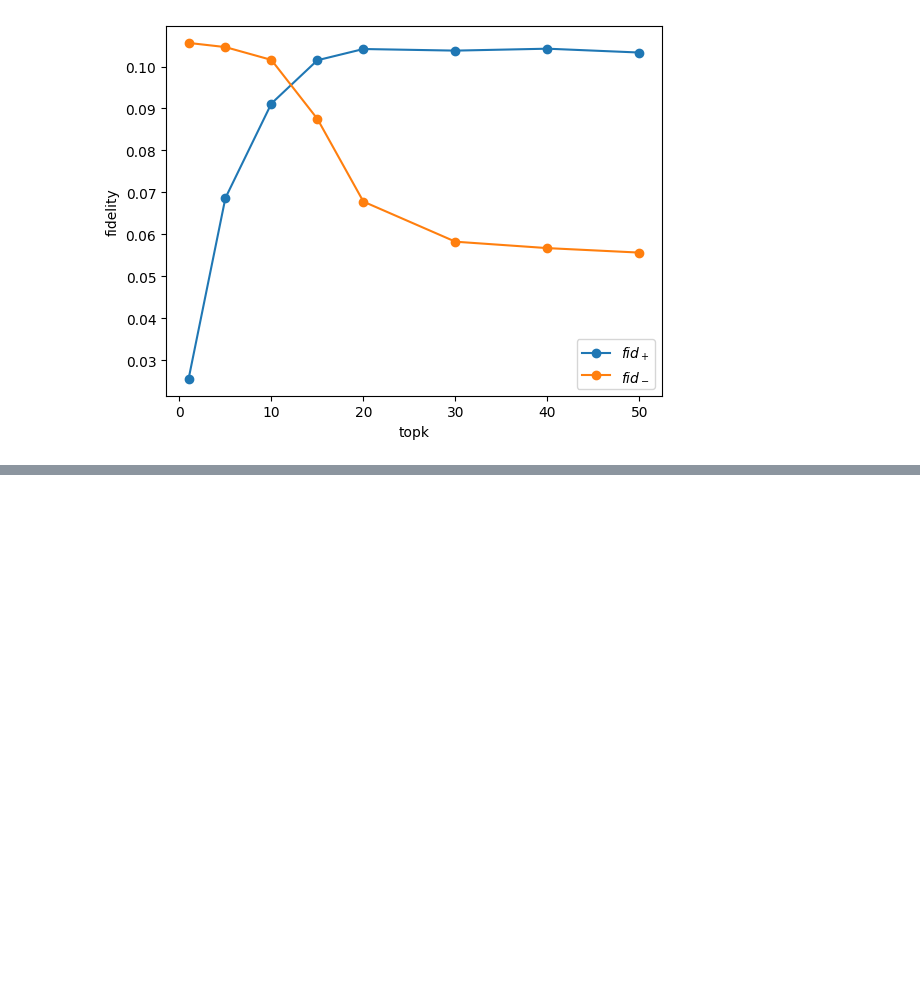
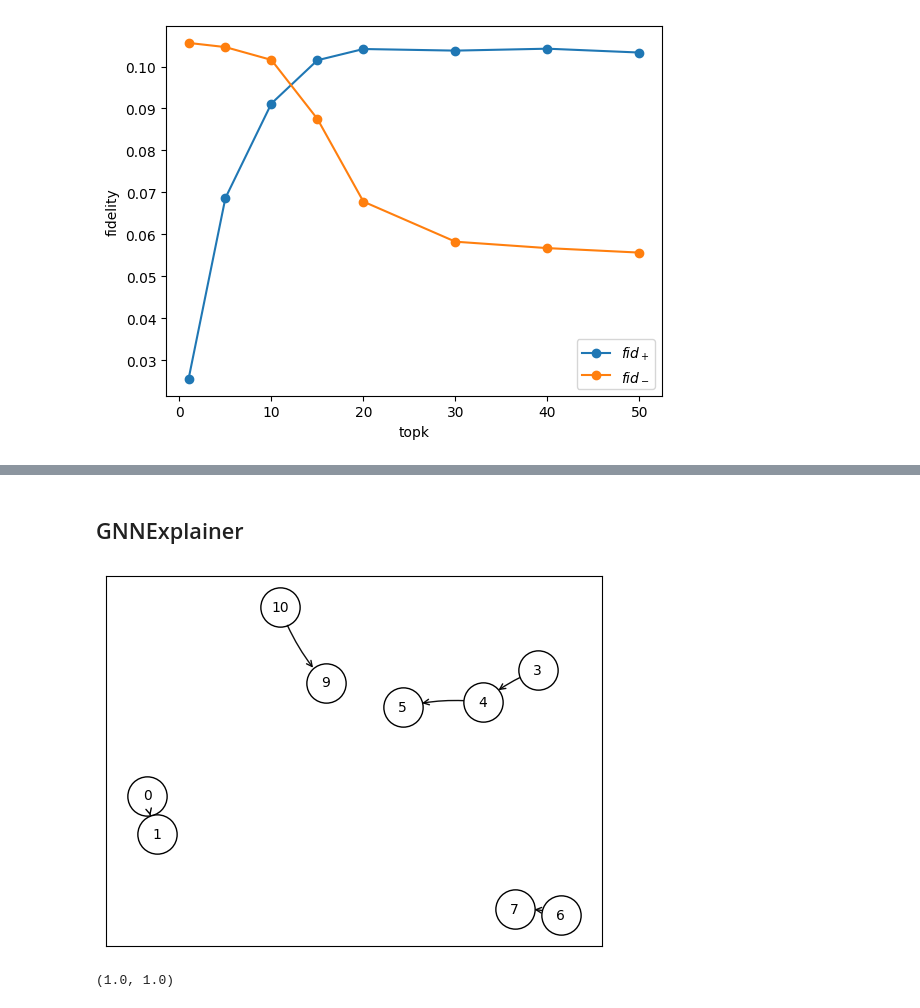
Before and after one commit to ShaswataRoy/xAI_Drug, a Jupyter notebook: Max/PGExplainer.ipynb, the cells around one changed output, grey strips where cells are left out. Cells and saved outputs as stored; diff of their text form; code cells hidden in the pictures; blank space fills up the shorter version.

```diff
--- a/Max/PGExplainer.ipynb
+++ b/Max/PGExplainer.ipynb
@@ -234,0 +735,19 @@ plt.legend()
+# %% [markdown]
+## GNNExplainer
+# %%
+gnn_explainer = Explainer(
+    model=model,
+    algorithm=GNNExplainer(epochs=50),
+    explanation_type='model',
+    node_mask_type='attributes',
+    edge_mask_type='object',
+    model_config=dict(mode='binary_classification', task_level='graph', return_type='raw'),
+    threshold_config=dict(threshold_type='topk', value=5)
+)
+
+gnn_explanation = gnn_explainer(ds[0].x, ds[0].edge_index)
+gnn_explanation.visualize_graph()
+print(fidelity(gnn_explainer, gnn_explanation))
+# %% [output]
+[figure, added]
+(1.0, 1.0)
```
Also changed, not shown: parts of 45 cells of this notebook, 5 other files.
